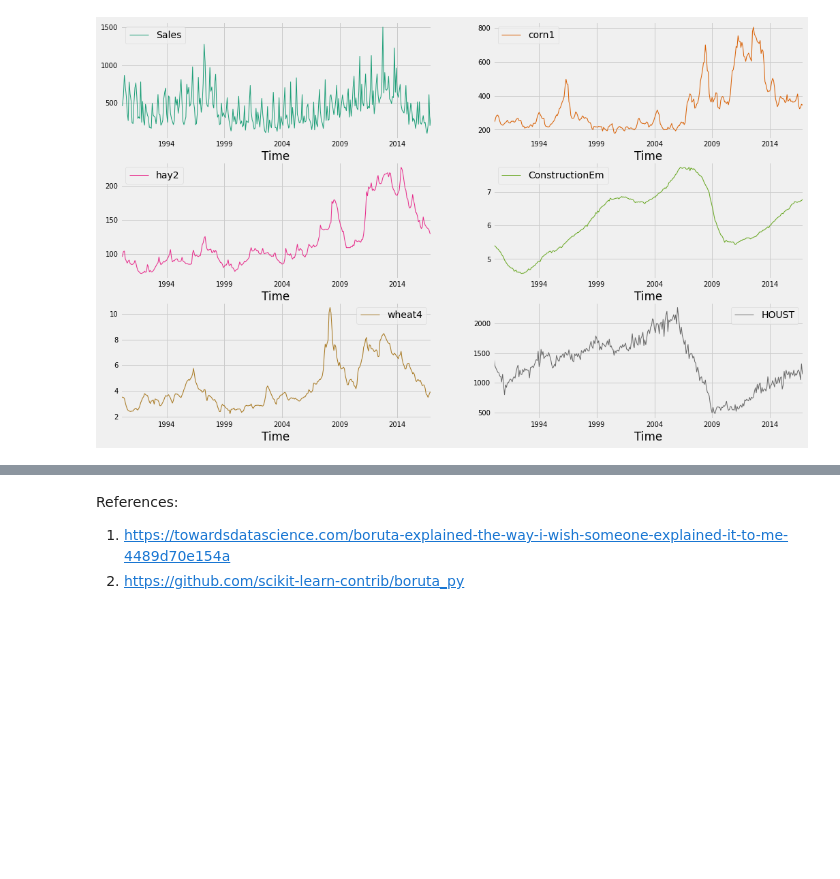
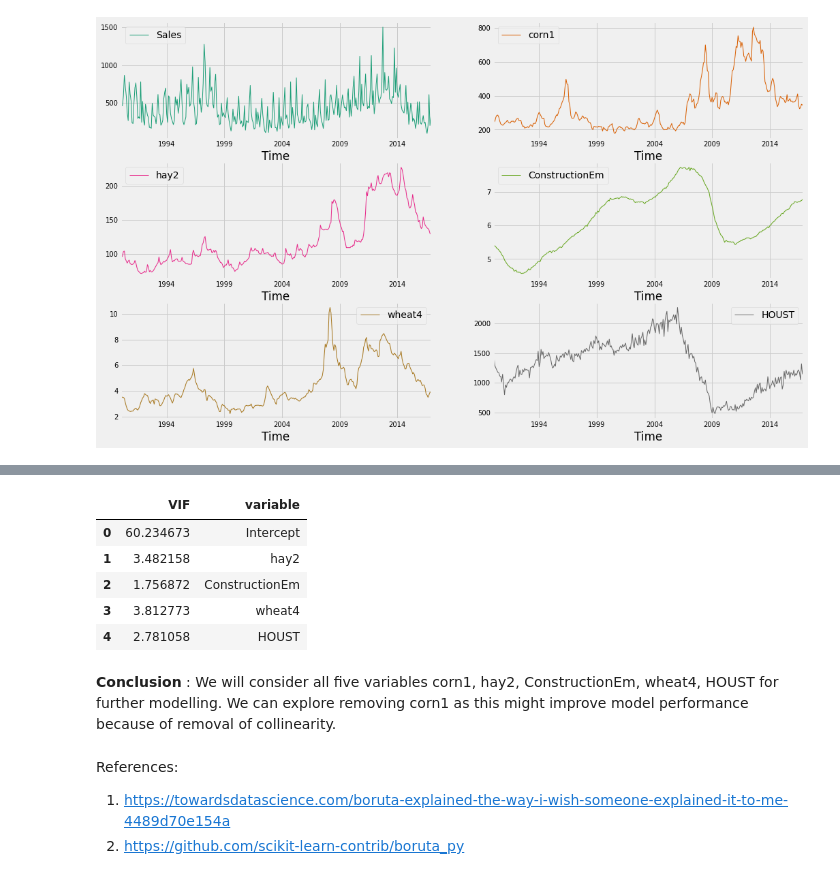
Before and after one commit to ankitaggarwal64/Time-Series-Sales-Forecasting-for-Agricultural-Equipments, a Jupyter notebook: Feature_selection.ipynb, the cells around one changed output, grey strips where cells are left out. Drawn from its saved outputs; the diff is of its cells as text; code cells hidden in the pictures; blank space fills up the shorter version.

```diff
--- a/Feature_selection.ipynb
+++ b/Feature_selection.ipynb
@@ -237,3 +272,29 @@ plt.show()
+# %%
+# Calculating VIF values after removing corn1
+from patsy import dmatrices
+from statsmodels.stats.outliers_influence import variance_inflation_factor
+
+#find design matrix for linear regression model using 'rating' as response variable
+y, X = dmatrices('Sales ~ hay2+ConstructionEm+wheat4+HOUST', data=data_boruta_select, return_type='dataframe')
+
+#calculate VIF for each explanatory variable
+vif = pd.DataFrame()
+vif['VIF'] = [variance_inflation_factor(X.values, i) for i in range(X.shape[1])]
+vif['variable'] = X.columns
+
+#view VIF for each explanatory variable
+vif
+
+#Observation : Removing corn1 from variables, helps VIF values to come below 5 which signifies only moderate correlation and good for modelling.
+# %% [output]
+|  | VIF | variable |
+| 0 | 60.234673 | Intercept |
+| 1 | 3.482158 | hay2 |
+| 2 | 1.756872 | ConstructionEm |
+| 3 | 3.812773 | wheat4 |
+| 4 | 2.781058 | HOUST |
+# %% [markdown]
+**Conclusion** : We will consider all five variables corn1, hay2, ConstructionEm, wheat4, HOUST for further modelling. We can explore removing corn1 as this might improve model performance because of removal of collinearity.
 # %% [markdown]
 References:
 
```
Also changed, not shown: parts of 3 cells of this notebook.
